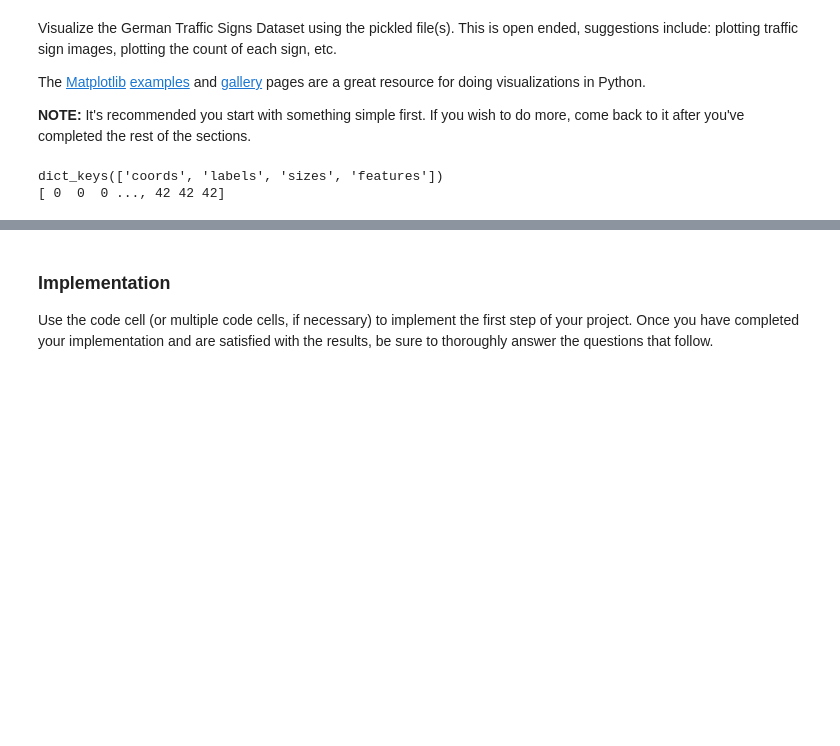
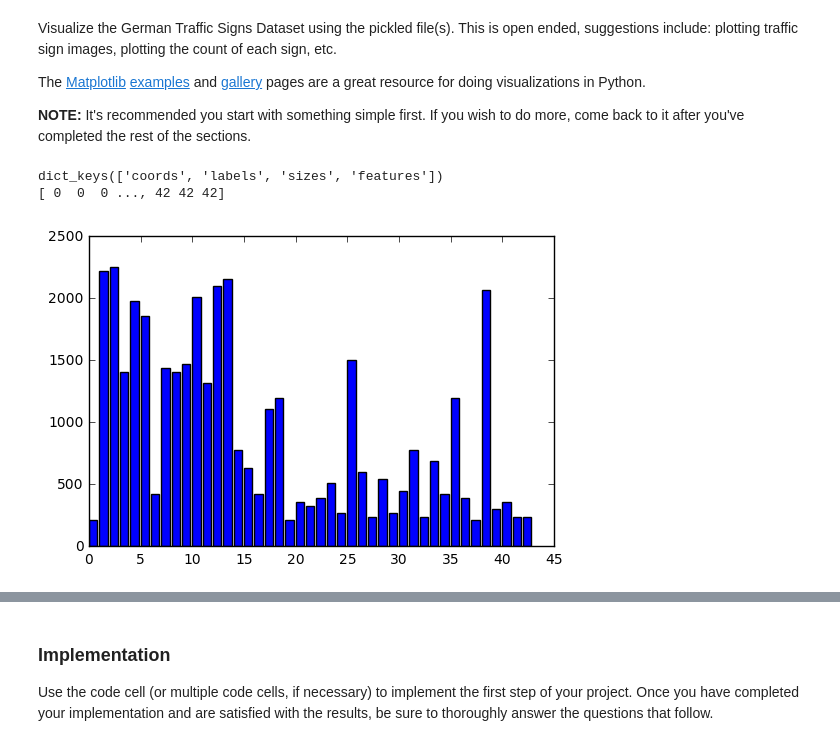
Before and after one commit to schwallie/CarND-Traffic-Sign-Classifier-Project, a Jupyter notebook: Traffic_Sign_Classifier-solution.ipynb, the cells around one changed output, grey strips where cells are left out. Saved outputs shown, nothing was run; the diff lists cells and outputs as text; code cells hidden in the pictures; blank space fills up the shorter version.

```diff
--- a/Traffic_Sign_Classifier-solution.ipynb
+++ b/Traffic_Sign_Classifier-solution.ipynb
@@ -24,10 +24,7 @@ def load_data(directory='traffic-signs-data/', train_file='train.p', test_file='
     return train, test
 
 train, test = load_data()
-X_train, y_train = train['features'], train['labels']
-from sklearn.model_selection import train_test_split
-X_train, X_validation = train_test_split(X_train)
-y_train, y_validation = train_test_split(y_train)
+X_train_begin, y_train_begin = train['features'], train['labels']
 X_test, y_test = test['features'], test['labels']
 # %%
 import tensorflow as tf
@@ -77,13 +77,17 @@ The [Matplotlib](http://matplotlib.org/) [examples](http://matplotlib.org/exampl
 # %%
 ### Data exploration visualization goes here.
 ### Feel free to use as many code cells as needed.
 import matplotlib.pyplot as plt
 # Visualizations will be shown in the notebook.
 %matplotlib inline
 # plt.imshow(train['features'][3620])
 # plt.imshow(train['features'][5620])
 print(train.keys())
 print(train['labels'])
+
+plt.bar(np.unique(y_train_begin), np.bincount(y_train_begin))
+plt.show()
 # %% [output]
 dict_keys(['coords', 'labels', 'sizes', 'features'])
 [ 0  0  0 ..., 42 42 42]
+[figure, added]
```
Also changed, not shown: parts of 17 cells of this notebook.
